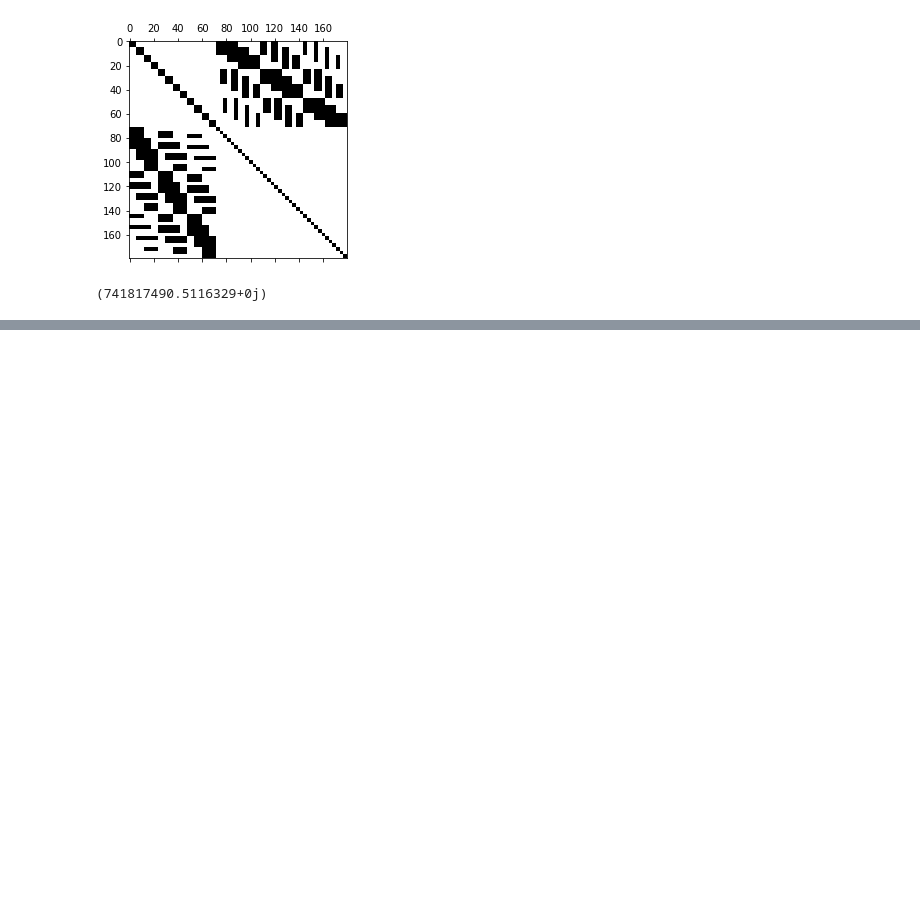
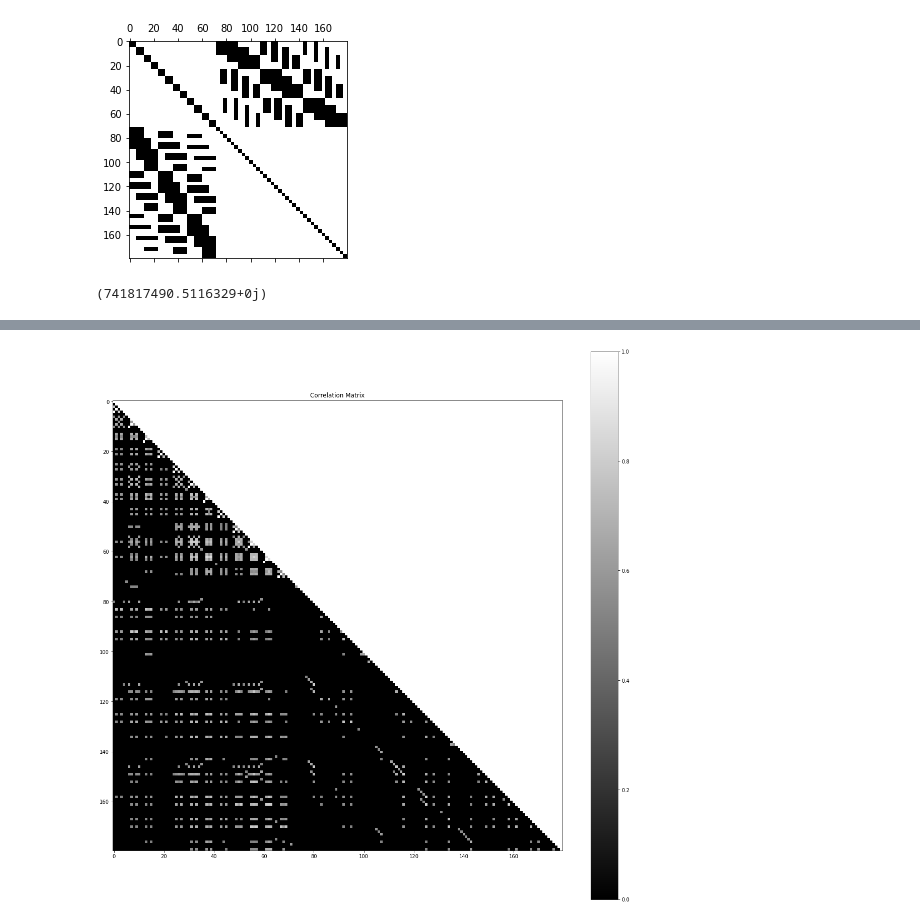
Before and after one commit to orenltr/Photogrammetry, a Jupyter notebook: Numerical_Aspects_in_Photogrammetry/Main_hw2.ipynb, the cells around one changed output, grey strips where cells are left out. Saved outputs shown, nothing was run; the diff lists cells and outputs as text; code cells hidden in the pictures; blank space fills up the shorter version.

```diff
--- a/Numerical_Aspects_in_Photogrammetry/Main_hw2.ipynb
+++ b/Numerical_Aspects_in_Photogrammetry/Main_hw2.ipynb
@@ -150,0 +119,11 @@ Observation standard deviation:
+# %%
+# Mask the values with absolute value lower than 0.5
+correlation_matrix[np.abs(correlation_matrix) <= 0.5]=0
+# Plot the correlation matrix
+fig, ax = plt.subplots(figsize=(20, 20))
+plt.imshow(np.abs(correlation_matrix), cmap='gray', vmin=0, vmax=1)
+plt.colorbar()
+plt.title('Correlation Matrix')
+plt.show()
+# %% [output]
+[figure, added]
```
Also changed, not shown: parts of 3 cells of this notebook.
